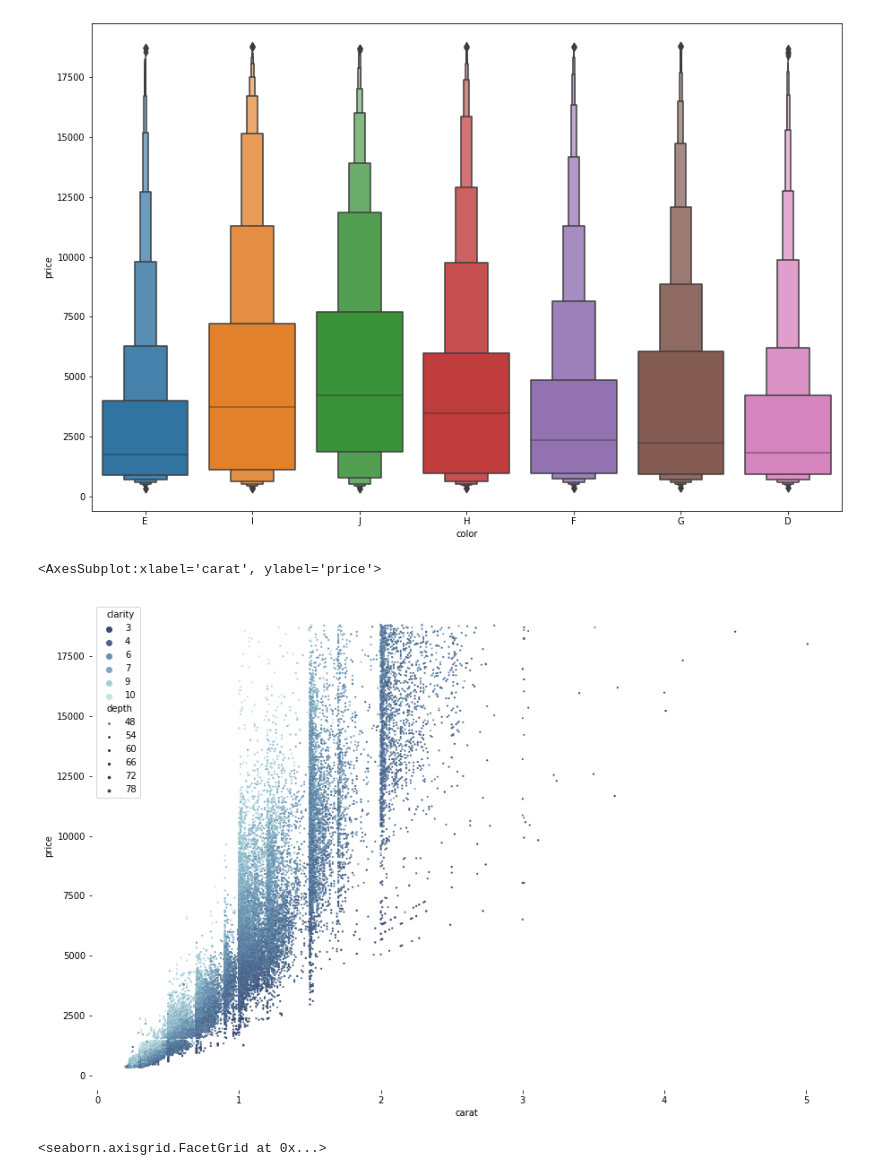
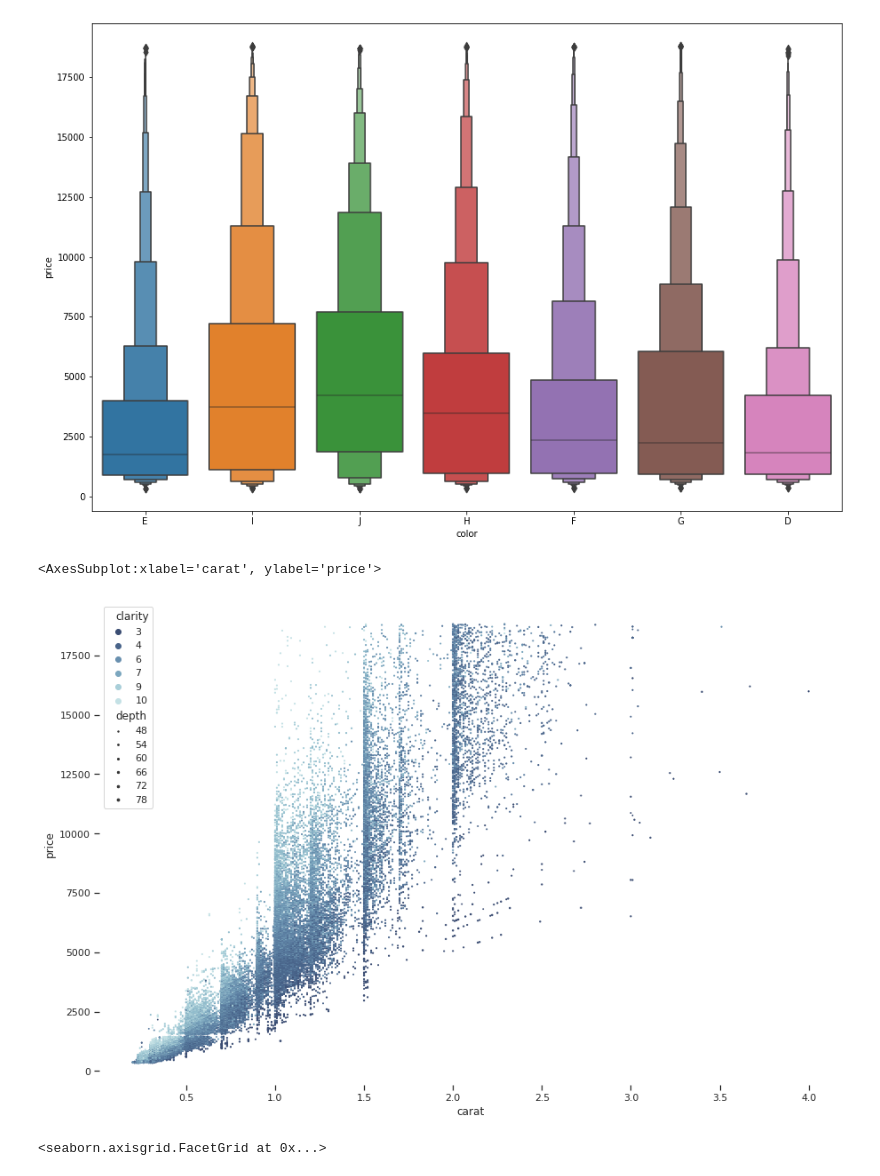
Before and after one commit to Omar-Gebal/Diamonds-Statistical-Analysis-Regression-Classification, a Jupyter notebook: notebook.ipynb, the cells around one changed output. Saved outputs shown, nothing was run; the diff lists cells and outputs as text; code cells hidden in the pictures.

```diff
--- a/notebook.ipynb
+++ b/notebook.ipynb
@@ -418,17 +418,18 @@ sns.boxenplot(x=data['color'], y=data['price'],
 # %%
 # Draw a scatter plot while assigning point colors and sizes to different
 # variables in the dataset
+d = data[data['carat'] <= 4]
 f, ax = plt.subplots(figsize=(15, 10))
 sns.despine(f, left=True, bottom=True)
 clarity_ranking = ["I1", "SI2", "SI1", "VS2", "VS1", "VVS2", "VVS1", "IF"]
 sns.scatterplot(x="carat", y="price",
                 hue="clarity", size="depth",
                 palette="ch:r=-.2,d=.3_r",
                 sizes=(1, 8), linewidth=0,
-                data=data, ax=ax)
+                data=d, ax=ax)
 # %% [output]
 <AxesSubplot:xlabel='carat', ylabel='price'>
-[figure, old version]
+[figure, new version]
 # %%
 d = data.sample(n=15000)
 
```
Also changed, not shown: parts of 11 cells of this notebook, 1 other file.
